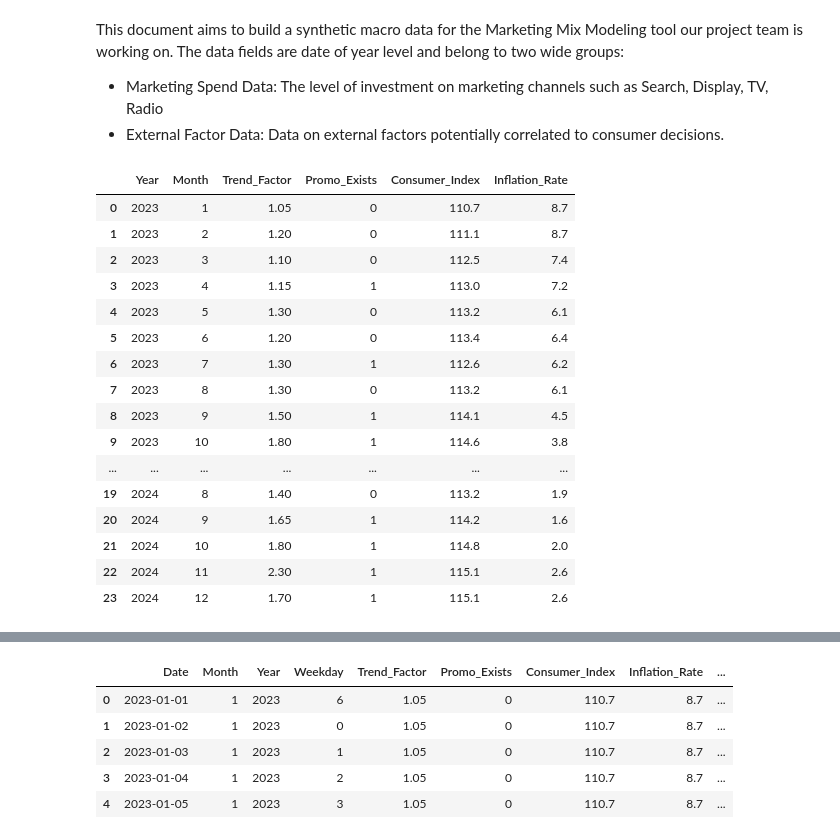
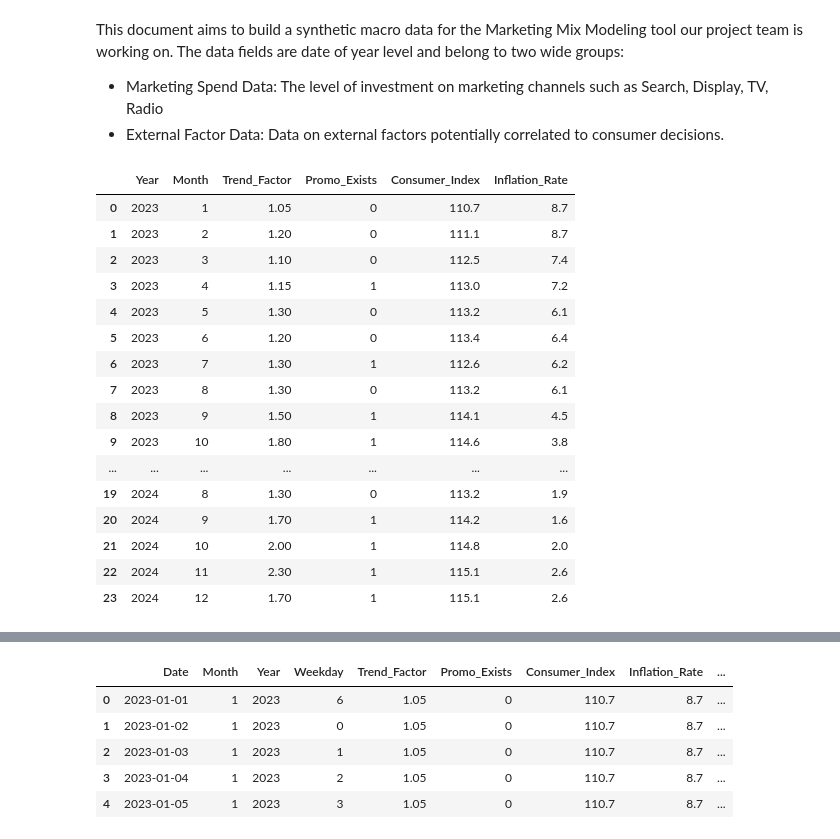
Before and after one commit to onur-okcu/Marketing-Mix-Modeling-Tool, a Jupyter notebook: MMM_macro_data.ipynb, the cells around one changed output, grey strips where cells are left out. Cells and saved outputs as stored; diff of their text form; code cells hidden in the pictures.

```diff
--- a/MMM_macro_data.ipynb
+++ b/MMM_macro_data.ipynb
@@ -43,43 +51,43 @@ external_factors = pd.DataFrame({
     "Month": list(range(1, 13)) + list(range(1, 13)),
     # highlighting trend factor to add seasonality to randomized spend data per channel
     "Trend_Factor": [
-        1.05, 1.2, 1.10, 1.15, 1.30, 1.2, 1.30, 1.3, 1.5, 1.8, 2.1, 1.8,  # 2023
-        1.35, 1.25, 1.20, 1.25, 1.38, 1.35, 1.40, 1.4, 1.65, 1.8, 2.3, 1.7   # 2024
+        1.05, 1.20, 1.10, 1.15, 1.30, 1.20, 1.30, 1.3, 1.5, 1.8, 2.1, 1.8,  # 2023
+        1.35, 1.25, 1.20, 1.25, 1.38, 1.35, 1.40, 1.3, 1.7, 2.0, 2.3, 1.7   # 2024
     ],
     # Highlighting the months with promotion to catch the seasonality
     "Promo_Exists": [
         0, 0, 0, 1, 0, 0, 1, 0, 1, 1, 1, 1,  # 2023
         0, 0, 0, 1, 0, 0, 1, 0, 1, 1, 1, 1,   # 2024
     ],
     # Consumer Durable Goods Price Index. Source: https://www.destatis.de/EN/Themes/Economy/Prices/Consumer-Price-Index/Tables/Consumer-prices-special.html#242184
     "Consumer_Index": [
         110.7, 111.1, 112.5, 113, 113.2, 113.4, 112.6, 113.2, 114.1, 114.6, 114.5, 114.5,  # 2023
         113.3, 114, 114.5, 114.6, 114.3, 114.1, 113.3, 113.2, 114.2, 114.8, 115.1, 115.1   # 2024
     ],
     # Inflation Rate monthly average in Germany. Source: Statista - https://www.statista.com/statistics/1312145/germany-inflation-rate-central-bank-rate-monthly/
     "Inflation_Rate": [
         8.7, 8.7, 7.4, 7.2, 6.1, 6.4, 6.2, 6.1, 4.5, 3.8, 3.2, 3.7,  # 2023
         2.9, 2.5, 2.2, 2.2, 2.4, 2.2, 2.3, 1.9, 1.6, 2.0, 2.6, 2.6  # 2024
     ]
 })
 
 external_factors
 # %% [output]
 |  | Year | Month | Trend_Factor | Promo_Exists | Consumer_Index | Inflation_Rate |
 | 0 | 2023 | 1 | 1.05 | 0 | 110.7 | 8.7 |
 | 1 | 2023 | 2 | 1.20 | 0 | 111.1 | 8.7 |
 | 2 | 2023 | 3 | 1.10 | 0 | 112.5 | 7.4 |
 | 3 | 2023 | 4 | 1.15 | 1 | 113.0 | 7.2 |
 | 4 | 2023 | 5 | 1.30 | 0 | 113.2 | 6.1 |
 | 5 | 2023 | 6 | 1.20 | 0 | 113.4 | 6.4 |
 | 6 | 2023 | 7 | 1.30 | 1 | 112.6 | 6.2 |
 | 7 | 2023 | 8 | 1.30 | 0 | 113.2 | 6.1 |
 | 8 | 2023 | 9 | 1.50 | 1 | 114.1 | 4.5 |
 | 9 | 2023 | 10 | 1.80 | 1 | 114.6 | 3.8 |
 | ... | ... | ... | ... | ... | ... | ... |
-| 19 | 2024 | 8 | 1.40 | 0 | 113.2 | 1.9 |
-| 20 | 2024 | 9 | 1.65 | 1 | 114.2 | 1.6 |
-| 21 | 2024 | 10 | 1.80 | 1 | 114.8 | 2.0 |
+| 19 | 2024 | 8 | 1.30 | 0 | 113.2 | 1.9 |
+| 20 | 2024 | 9 | 1.70 | 1 | 114.2 | 1.6 |
+| 21 | 2024 | 10 | 2.00 | 1 | 114.8 | 2.0 |
 | 22 | 2024 | 11 | 2.30 | 1 | 115.1 | 2.6 |
 | 23 | 2024 | 12 | 1.70 | 1 | 115.1 | 2.6 |
 # %%
```
Also changed, not shown: parts of 7 cells of this notebook, 1 other file.
